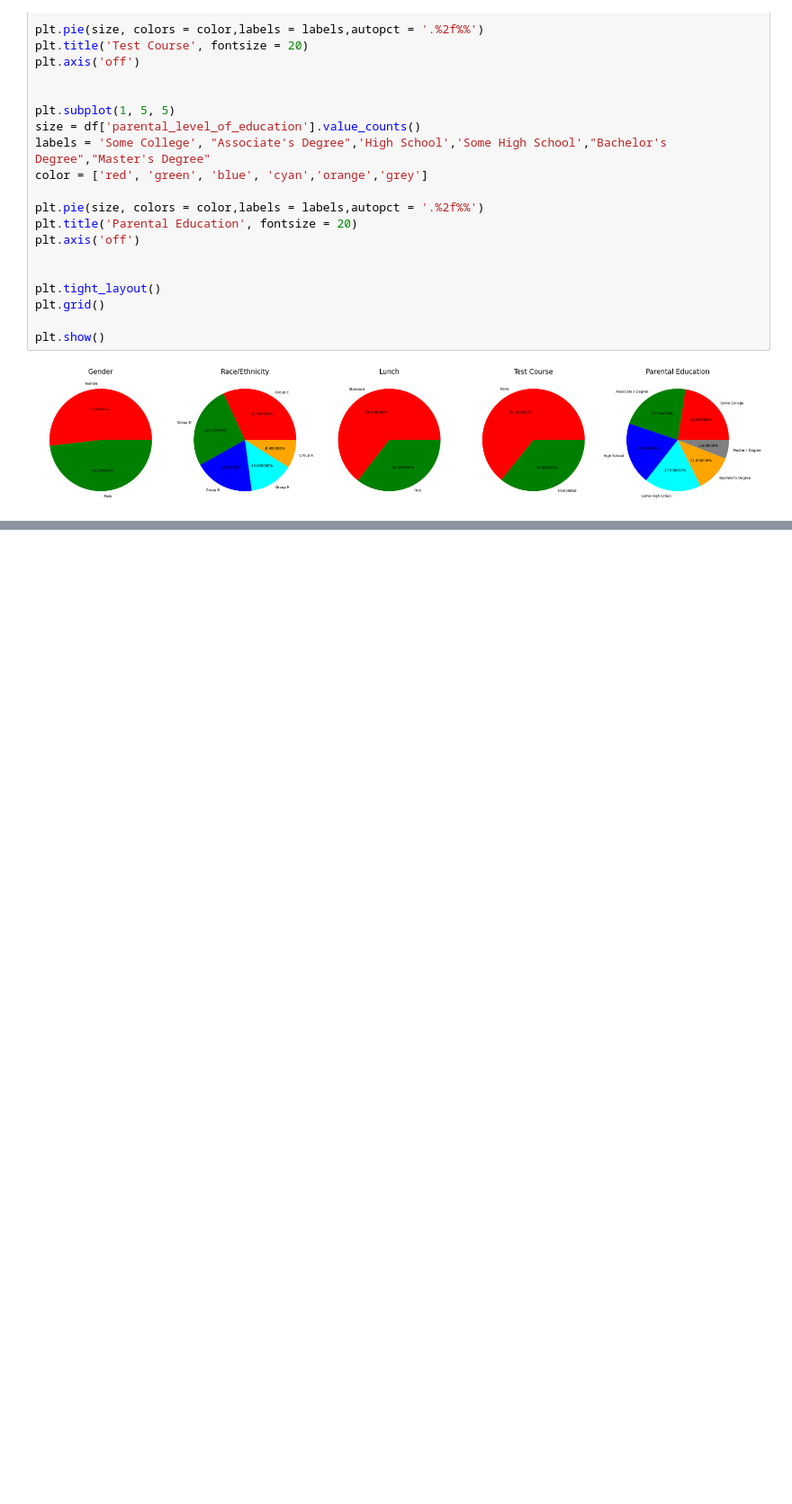
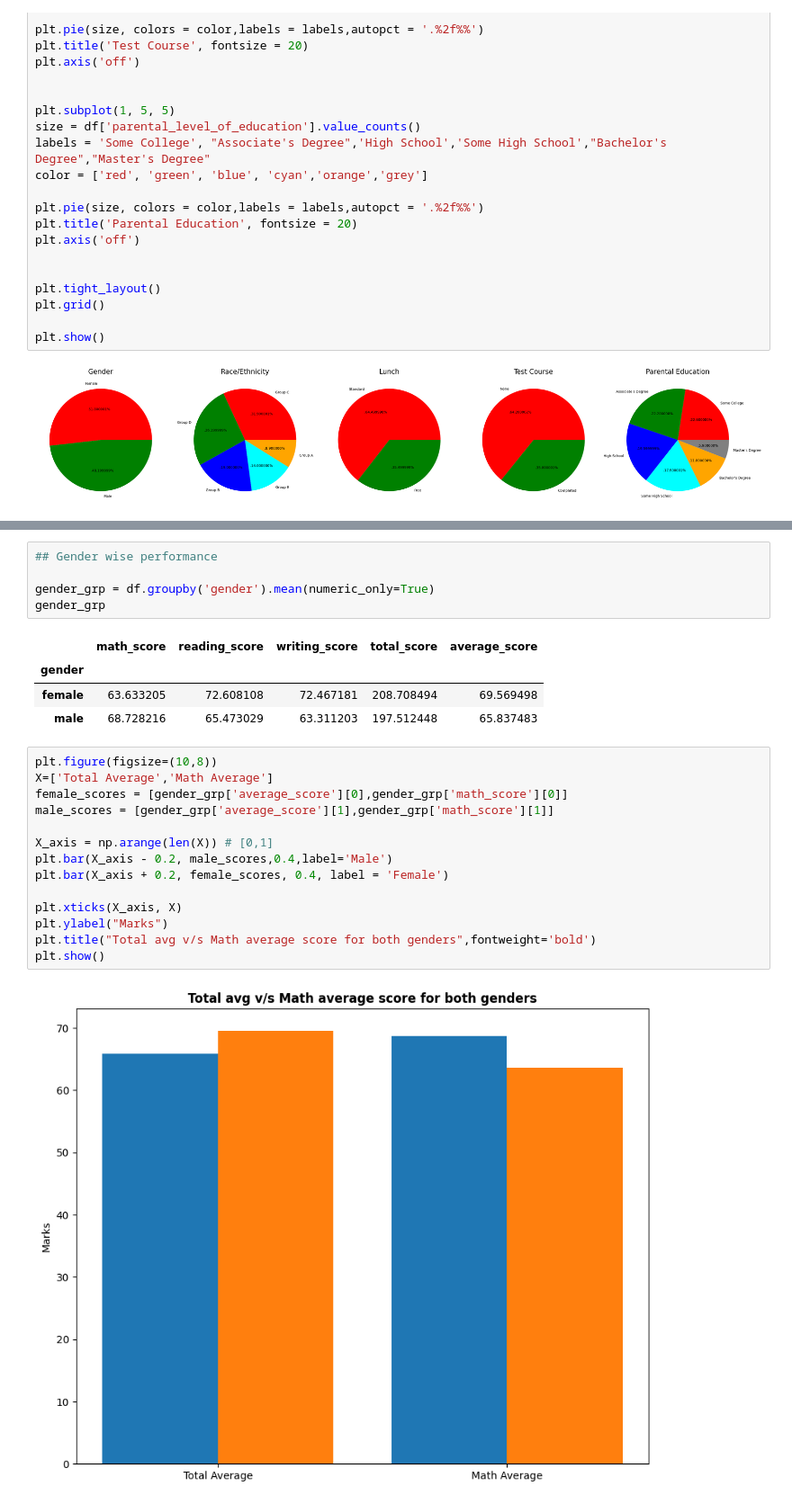
Before and after one commit to Adroit10/StudentPerformance, a Jupyter notebook: notebook/EDA_STUDENT_PERF.ipynb, the cells around one changed output, grey strips where cells are left out. Shown at 90% size. Saved outputs shown, nothing was run; the diff lists cells and outputs as text; blank space fills up the shorter version.

```diff
--- a/notebook/EDA_STUDENT_PERF.ipynb
+++ b/notebook/EDA_STUDENT_PERF.ipynb
@@ -264,0 +291,26 @@ plt.show()
+# %%
+## Gender wise performance
+
+gender_grp = df.groupby('gender').mean(numeric_only=True)
+gender_grp
+# %% [output]
+|  | math_score | reading_score | writing_score | total_score | average_score |
+| gender |  |  |  |  |  |
+| female | 63.633205 | 72.608108 | 72.467181 | 208.708494 | 69.569498 |
+| male | 68.728216 | 65.473029 | 63.311203 | 197.512448 | 65.837483 |
+# %%
+plt.figure(figsize=(10,8))
+X=['Total Average','Math Average']
+female_scores = [gender_grp['average_score'][0],gender_grp['math_score'][0]]
+male_scores = [gender_grp['average_score'][1],gender_grp['math_score'][1]]
+
+X_axis = np.arange(len(X)) # [0,1]
+plt.bar(X_axis - 0.2, male_scores,0.4,label='Male')
+plt.bar(X_axis + 0.2, female_scores, 0.4, label = 'Female')
+
+plt.xticks(X_axis, X)
+plt.ylabel("Marks")
+plt.title("Total avg v/s Math average score for both genders",fontweight='bold')
+plt.show()
+# %% [output]
+[figure, added]
```
Also changed, not shown: parts of 12 cells of this notebook, 2 other files.
